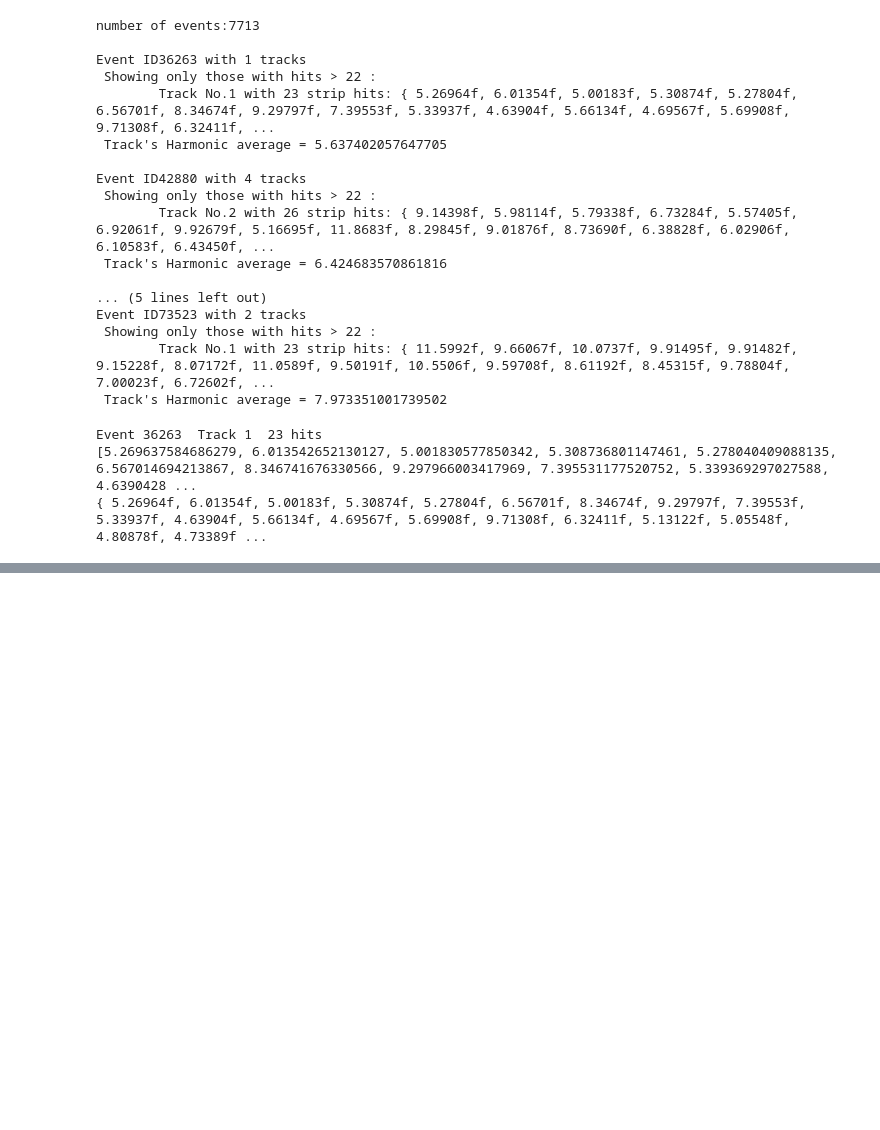
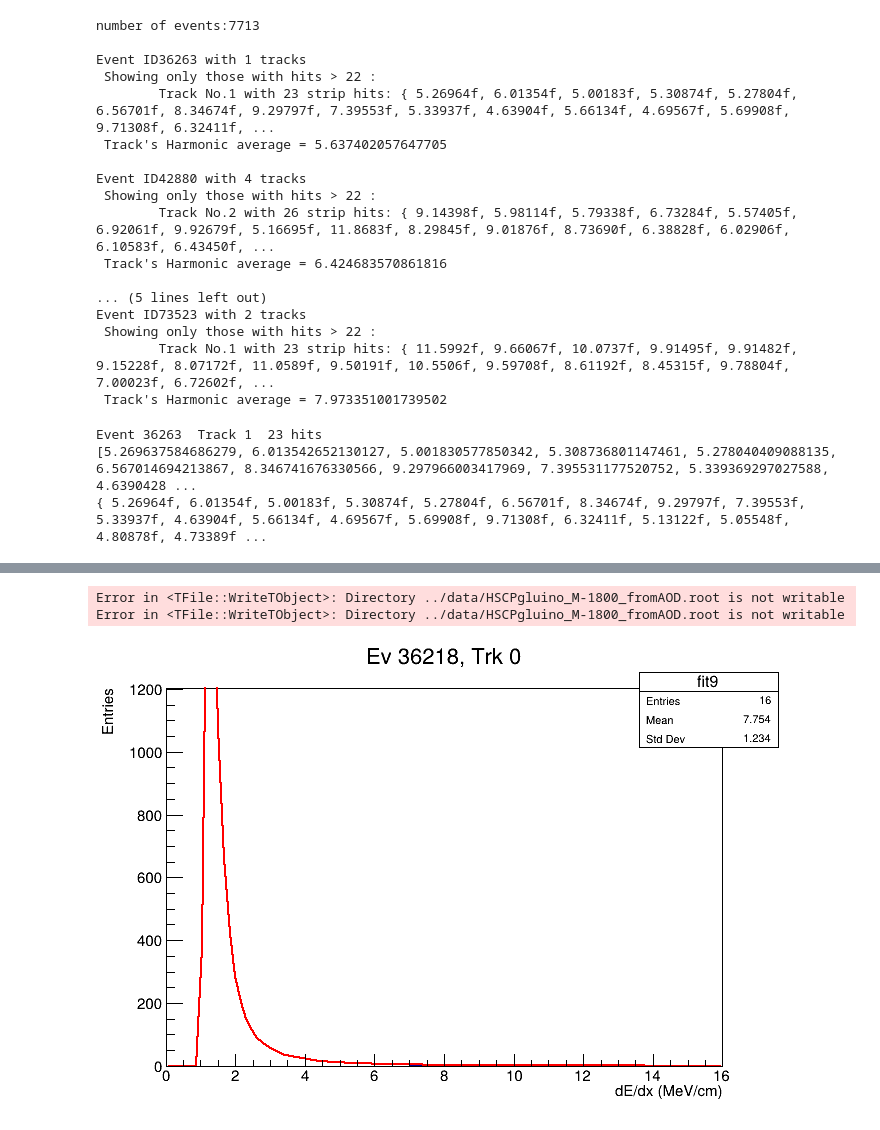
Before and after one commit to both-sides/optimizing_DEDx_estimator, a Jupyter notebook: notebooks/fit.ipynb, the cells around one changed output, grey strips where cells are left out. Saved outputs shown, nothing was run; the diff lists cells and outputs as text; code cells hidden in the pictures; blank space fills up the shorter version.

```diff
--- a/notebooks/fit.ipynb
+++ b/notebooks/fit.ipynb
@@ -194,0 +203,37 @@ Sigma                     =     0.451741   +/-   0.181882        (limited)
+# %%
+thrshld = 15
+max_hists = 20
+hist_count = 0
+# leg = rt.TLegend(0.65,0.52,0.88,0.7)
+
+hists = {} #dictionary to store histograms
+
+for event, tracks in zip(tree, cluster):
+#  hists = []
+    for trk_idx, track in enumerate(tracks):
+      if len(track) > thrshld:
+        if hist_count >= max_hists:
+          break
+
+        hist_name = f"fit{hist_count}"
+        title     = f"Ev {event.event}, Trk {trk_idx};dE/dx (MeV/cm);Entries"
+        hist = rt.TH1F(hist_name, title, len(track), 0, len(track))
+        #c = rt.TCanvas()
+        print(len(track))
+
+        for hit in track:
+            hist.Fill(hit)
+        hist.Draw("P")
+        hist.SetMarkerStyle(20)
+        hist.Fit("landau", "Q")
+        #c.Draw("same")
+        #print(track)
+
+        hists[hist_name] = hist # stores histograms in dict with unique key
+
+        hist_count += 1
+
+    if hist_count >= max_hists:
+        break
+
+print("Stored histograms:", list(hists.keys()))
@@ -194,0 +268,14 @@ Sigma                     =     0.451741   +/-   0.181882        (limited)
+# %%
+c = rt.TCanvas()
+stack = utils.write_stacked_histos("fits", hists, "some tracks fitted with the landau", c)
+# %% [output]
+Error in <TFile::WriteTObject>: Directory ../data/HSCPgluino_M-1800_fromAOD.root is not writable
+Error in <TFile::WriteTObject>: Directory ../data/HSCPgluino_M-1800_fromAOD.root is not writable
+# %%
+c = rt.TCanvas()
+
+hists["fit9"].Draw()
+
+c.Draw()
+# %% [output]
+[figure, added]
```
Also changed, not shown: parts of 10 cells of this notebook, 2 other files.
